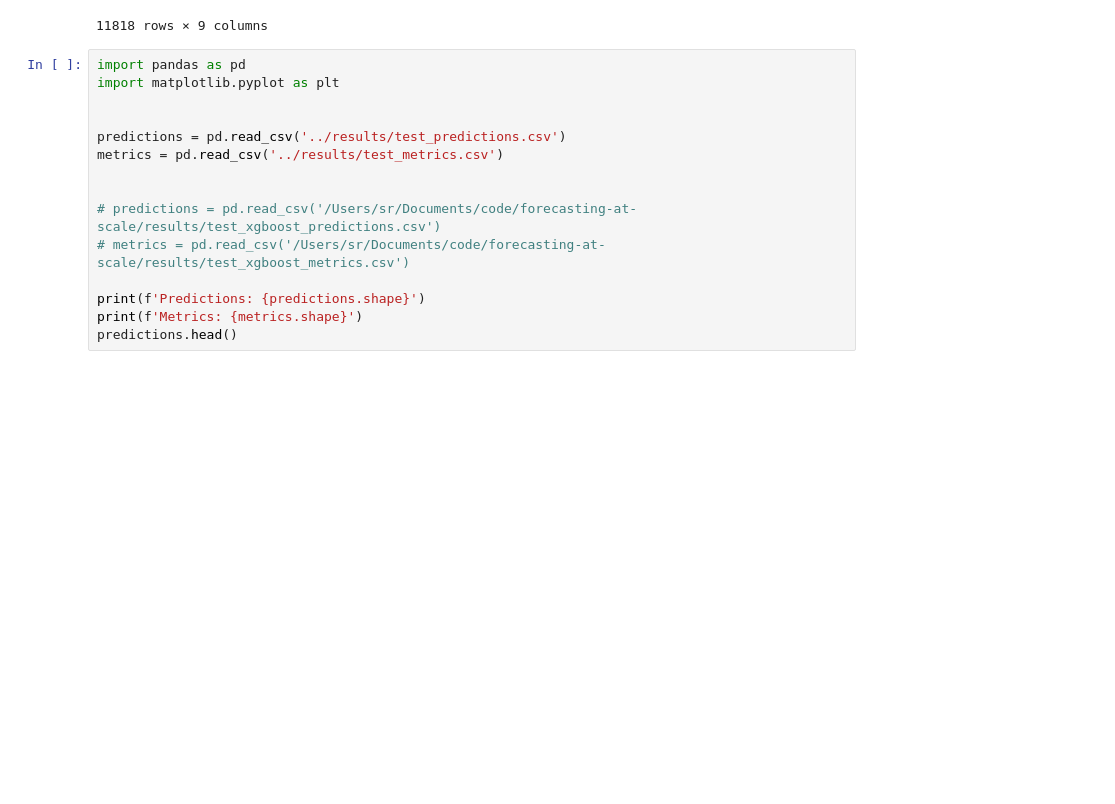
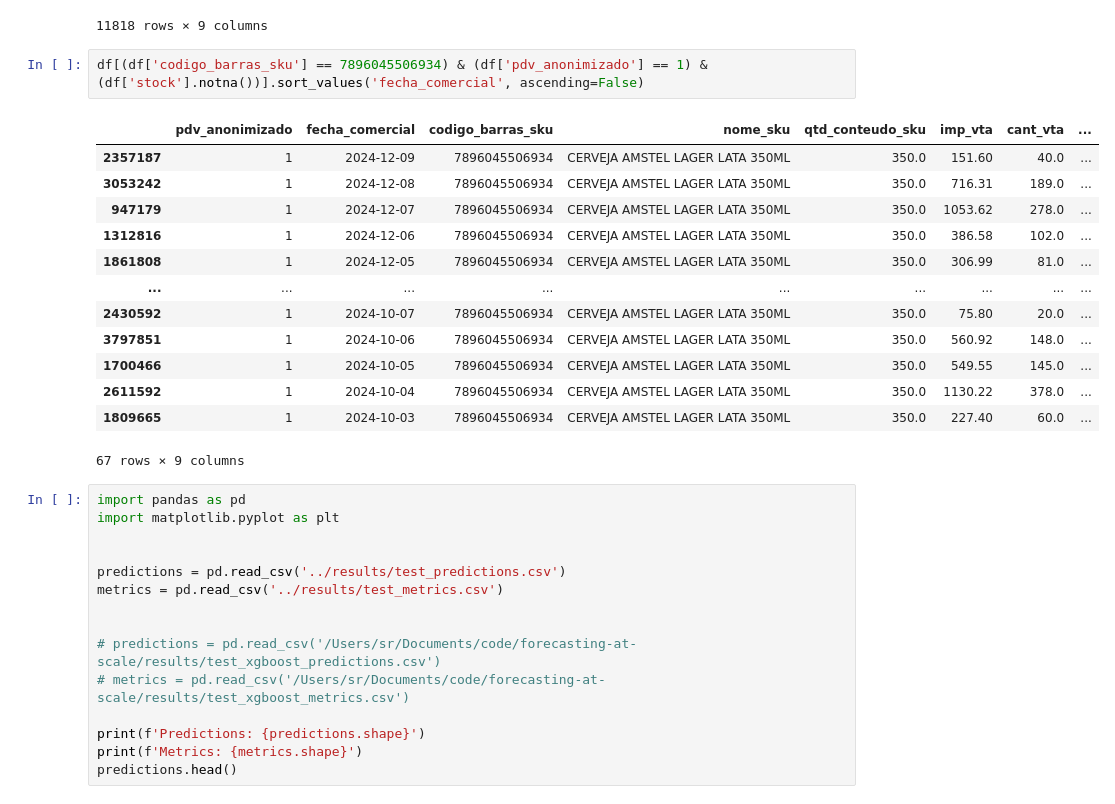
Before and after one commit to SantiagoRomanoOddone/forecasting-at-scale, a Jupyter notebook: notebooks/analyze_results.ipynb, the cells around one changed output. Saved outputs shown, nothing was run; the diff lists cells and outputs as text; blank space fills up the shorter version.

```diff
--- a/notebooks/analyze_results.ipynb
+++ b/notebooks/analyze_results.ipynb
@@ -19,6 +19,22 @@ df[df['codigo_barras_sku'] == 7896045506934]
 | 3938416 | 29 | 2024-11-28 | 7896045506934 | CERVEJA AMSTEL LAGER LATA 350ML | 350.0 | 527.93 | 167.0 | ... |
 | 3938973 | 15 | 2024-12-02 | 7896045506934 | CERVEJA AMSTEL LAGER LATA 350ML | 350.0 | 200.87 | 53.0 | ... |
 11818 rows × 9 columns
+# %%
+df[(df['codigo_barras_sku'] == 7896045506934) & (df['pdv_anonimizado'] == 1) & (df['stock'].notna())].sort_values('fecha_comercial', ascending=False)
+# %% [output]
+|  | pdv_anonimizado | fecha_comercial | codigo_barras_sku | nome_sku | qtd_conteudo_sku | imp_vta | cant_vta | ... |
+| 2357187 | 1 | 2024-12-09 | 7896045506934 | CERVEJA AMSTEL LAGER LATA 350ML | 350.0 | 151.60 | 40.0 | ... |
+| 3053242 | 1 | 2024-12-08 | 7896045506934 | CERVEJA AMSTEL LAGER LATA 350ML | 350.0 | 716.31 | 189.0 | ... |
+| 947179 | 1 | 2024-12-07 | 7896045506934 | CERVEJA AMSTEL LAGER LATA 350ML | 350.0 | 1053.62 | 278.0 | ... |
+| 1312816 | 1 | 2024-12-06 | 7896045506934 | CERVEJA AMSTEL LAGER LATA 350ML | 350.0 | 386.58 | 102.0 | ... |
+| 1861808 | 1 | 2024-12-05 | 7896045506934 | CERVEJA AMSTEL LAGER LATA 350ML | 350.0 | 306.99 | 81.0 | ... |
+| ... | ... | ... | ... | ... | ... | ... | ... | ... |
+| 2430592 | 1 | 2024-10-07 | 7896045506934 | CERVEJA AMSTEL LAGER LATA 350ML | 350.0 | 75.80 | 20.0 | ... |
+| 3797851 | 1 | 2024-10-06 | 7896045506934 | CERVEJA AMSTEL LAGER LATA 350ML | 350.0 | 560.92 | 148.0 | ... |
+| 1700466 | 1 | 2024-10-05 | 7896045506934 | CERVEJA AMSTEL LAGER LATA 350ML | 350.0 | 549.55 | 145.0 | ... |
+| 2611592 | 1 | 2024-10-04 | 7896045506934 | CERVEJA AMSTEL LAGER LATA 350ML | 350.0 | 1130.22 | 378.0 | ... |
+| 1809665 | 1 | 2024-10-03 | 7896045506934 | CERVEJA AMSTEL LAGER LATA 350ML | 350.0 | 227.40 | 60.0 | ... |
+67 rows × 9 columns
 # %%
 import pandas as pd
 import matplotlib.pyplot as plt
```
Also changed, not shown: parts of 8 cells of this notebook, 1 other file.
